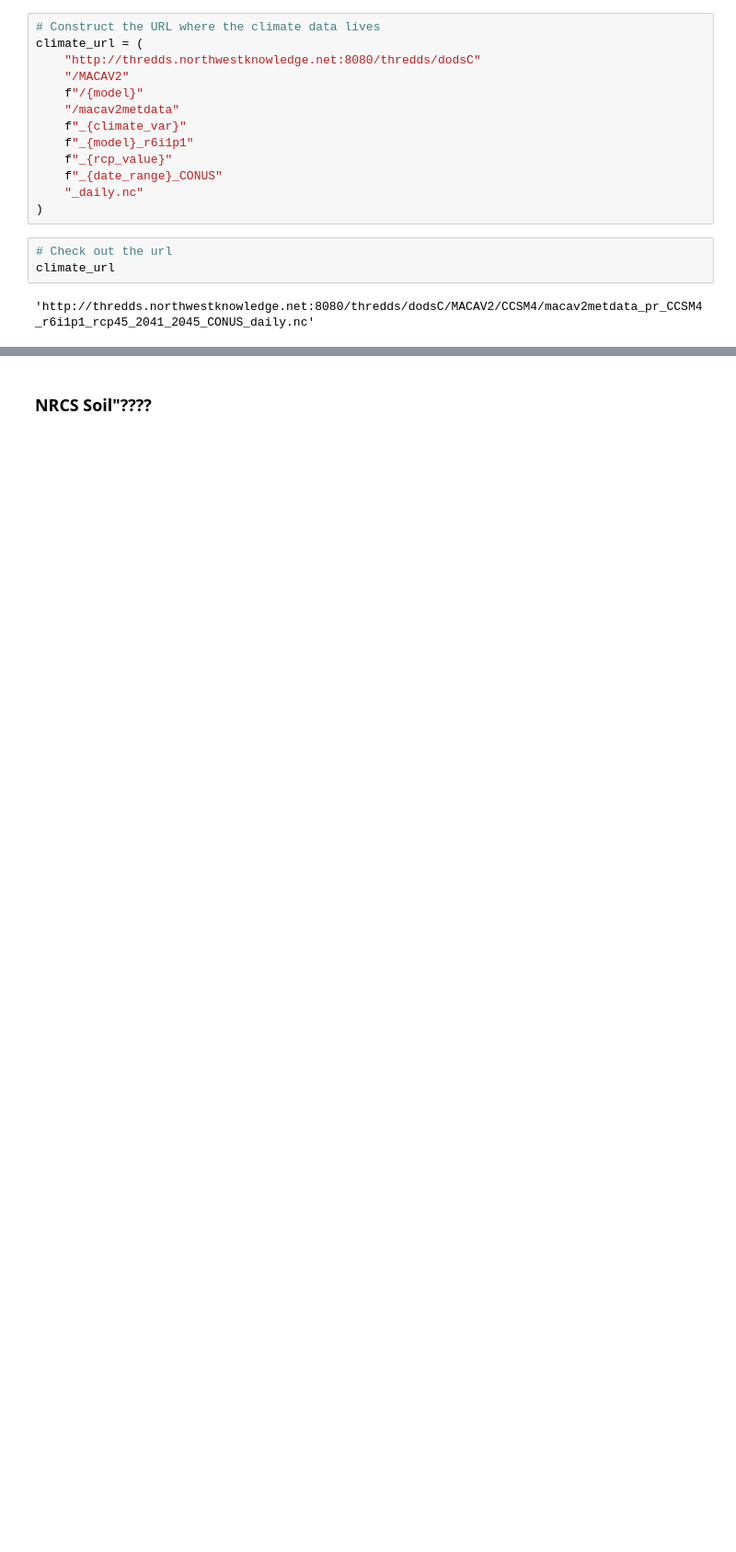
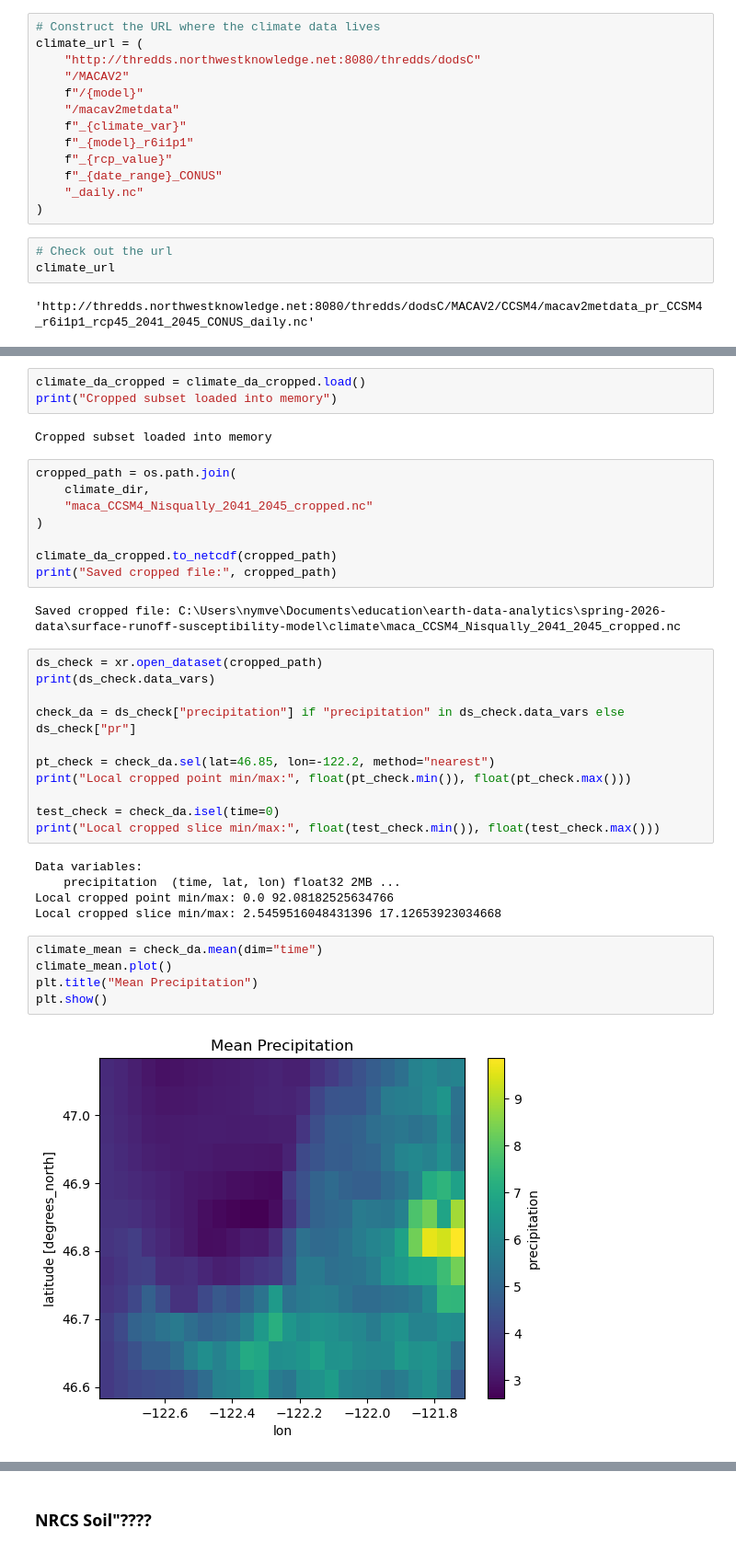
Before and after one commit to nym-veach/surface-runoff-susceptibility-model, a Jupyter notebook: notebooks/01-download-data.ipynb, the cells around one changed output, grey strips where cells are left out. Shown at 92% size. Saved outputs shown, nothing was run; the diff lists cells and outputs as text; blank space fills up the shorter version.

Commit message:
working climate data download pipeline!!!

```diff
--- a/notebooks/01-download-data.ipynb
+++ b/notebooks/01-download-data.ipynb
@@ -512,0 +500,38 @@ plt.show()
+# %%
+climate_da_cropped = climate_da_cropped.load()
+print("Cropped subset loaded into memory")
+# %% [output]
+Cropped subset loaded into memory
+# %%
+cropped_path = os.path.join(
+    climate_dir,
+    "maca_CCSM4_Nisqually_2041_2045_cropped.nc"
+)
+
+climate_da_cropped.to_netcdf(cropped_path)
+print("Saved cropped file:", cropped_path)
+# %% [output]
+Saved cropped file: C:\Users\nymve\Documents\education\earth-data-analytics\spring-2026-data\surface-runoff-susceptibility-model\climate\maca_CCSM4_Nisqually_2041_2045_cropped.nc
+# %%
+ds_check = xr.open_dataset(cropped_path)
+print(ds_check.data_vars)
+
+check_da = ds_check["precipitation"] if "precipitation" in ds_check.data_vars else ds_check["pr"]
+
+pt_check = check_da.sel(lat=46.85, lon=-122.2, method="nearest")
+print("Local cropped point min/max:", float(pt_check.min()), float(pt_check.max()))
+
+test_check = check_da.isel(time=0)
+print("Local cropped slice min/max:", float(test_check.min()), float(test_check.max()))
+# %% [output]
+Data variables:
+    precipitation  (time, lat, lon) float32 2MB ...
+Local cropped point min/max: 0.0 92.08182525634766
+Local cropped slice min/max: 2.5459516048431396 17.12653923034668
+# %%
+climate_mean = check_da.mean(dim="time")
+climate_mean.plot()
+plt.title("Mean Precipitation")
+plt.show()
+# %% [output]
+[figure, added]
```
Also changed, not shown: parts of 22 cells of this notebook.
